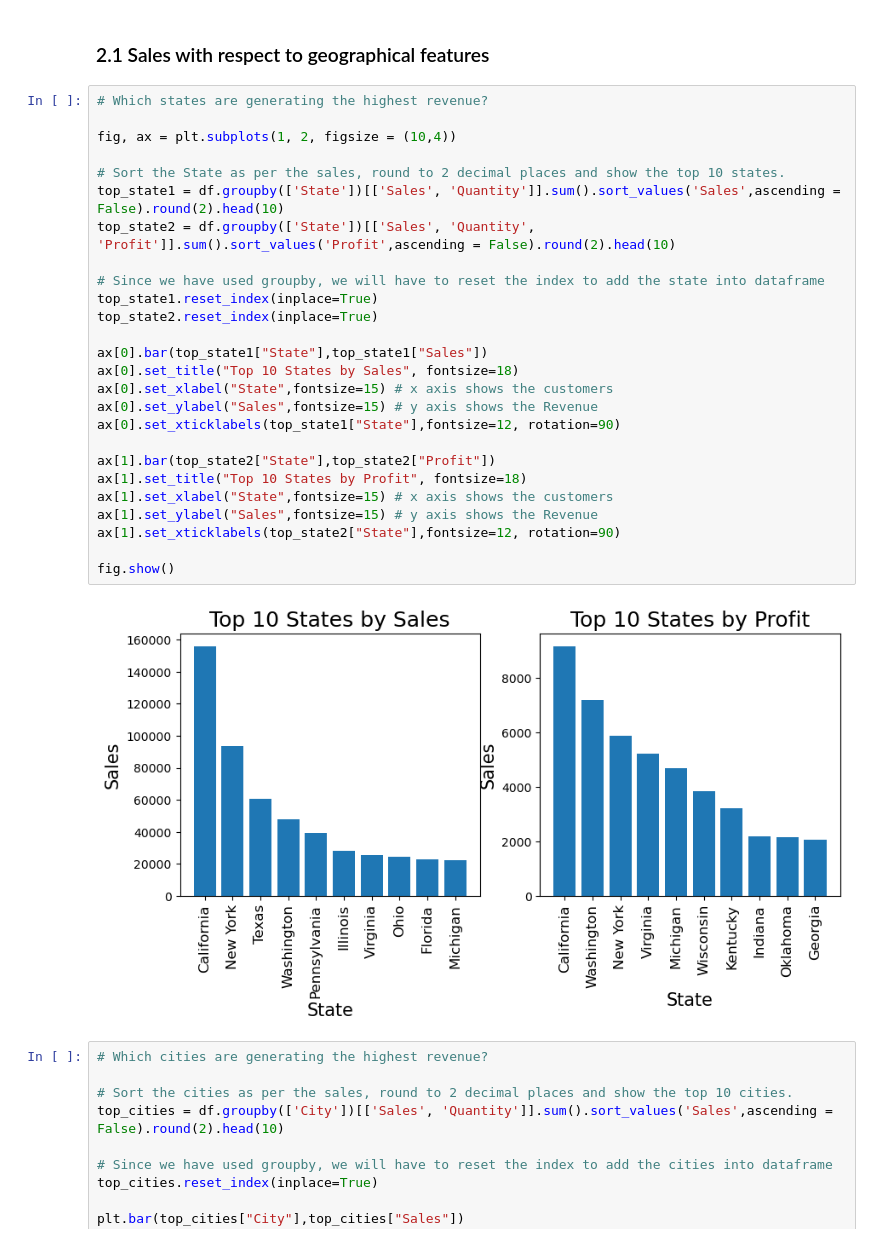
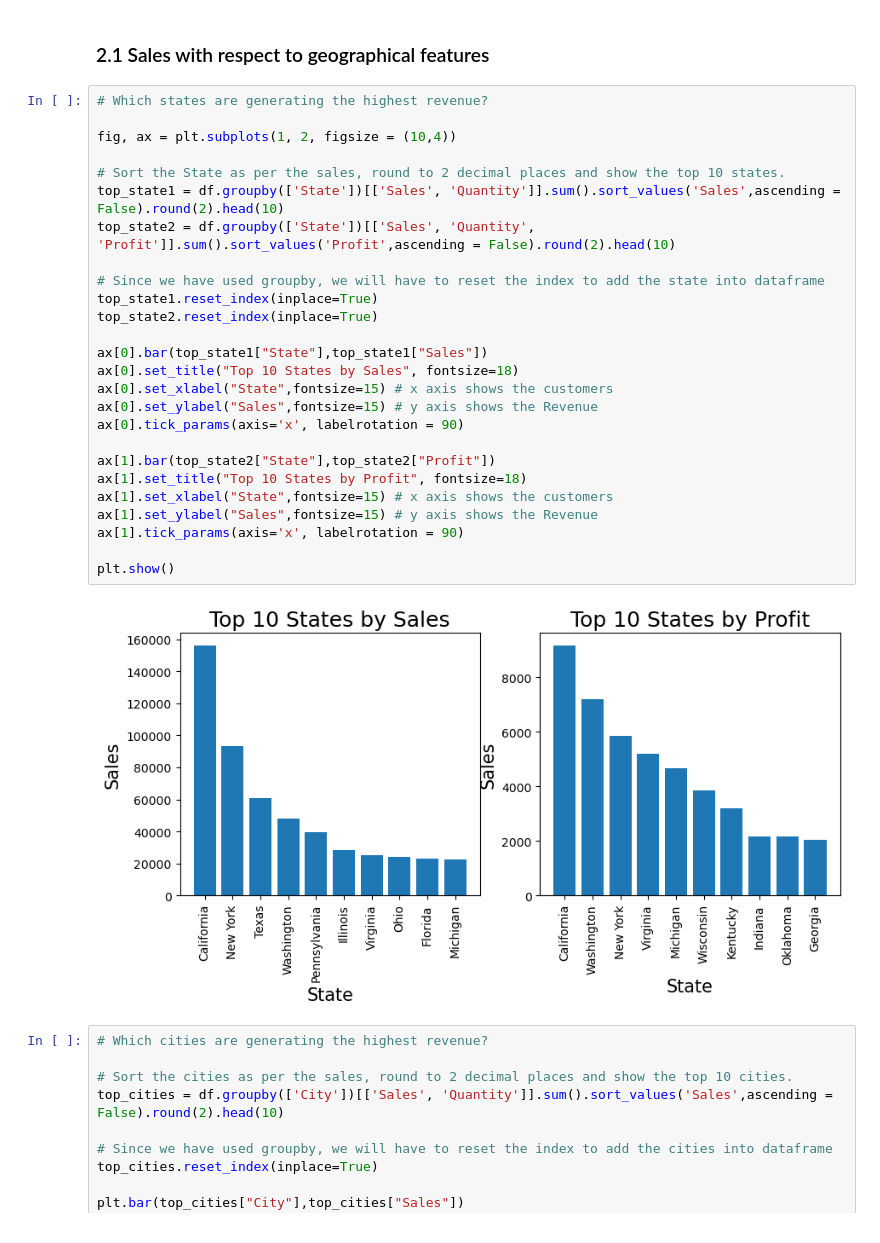
Before and after one commit to CandaceYMS/2024-Phase-2-data-science, a Jupyter notebook: data-science/1. Analysis and Preprocessing/part1-submission.ipynb, the cells around one changed output. Cells and saved outputs as stored; diff of their text form.

```diff
--- a/data-science/1. Analysis and Preprocessing/part1-submission.ipynb
+++ b/data-science/1. Analysis and Preprocessing/part1-submission.ipynb
@@ -326,31 +326,31 @@ memory usage: 348.7+ KB
 # %%
 # Which states are generating the highest revenue?
 
 fig, ax = plt.subplots(1, 2, figsize = (10,4))
 
 # Sort the State as per the sales, round to 2 decimal places and show the top 10 states.
 top_state1 = df.groupby(['State'])[['Sales', 'Quantity']].sum().sort_values('Sales',ascending = False).round(2).head(10)
 top_state2 = df.groupby(['State'])[['Sales', 'Quantity', 'Profit']].sum().sort_values('Profit',ascending = False).round(2).head(10)
 
 # Since we have used groupby, we will have to reset the index to add the state into dataframe
 top_state1.reset_index(inplace=True)
 top_state2.reset_index(inplace=True)
 
 ax[0].bar(top_state1["State"],top_state1["Sales"])
 ax[0].set_title("Top 10 States by Sales", fontsize=18)
 ax[0].set_xlabel("State",fontsize=15) # x axis shows the customers
 ax[0].set_ylabel("Sales",fontsize=15) # y axis shows the Revenue
-ax[0].set_xticklabels(top_state1["State"],fontsize=12, rotation=90)
+ax[0].tick_params(axis='x', labelrotation = 90)
 
 ax[1].bar(top_state2["State"],top_state2["Profit"])
 ax[1].set_title("Top 10 States by Profit", fontsize=18)
 ax[1].set_xlabel("State",fontsize=15) # x axis shows the customers
 ax[1].set_ylabel("Sales",fontsize=15) # y axis shows the Revenue
-ax[1].set_xticklabels(top_state2["State"],fontsize=12, rotation=90)
+ax[1].tick_params(axis='x', labelrotation = 90)
 
-fig.show()
+plt.show()
 # %% [output]
-[figure, old version]
+[figure, new version]
 # %%
 # Which cities are generating the highest revenue?
 
```
